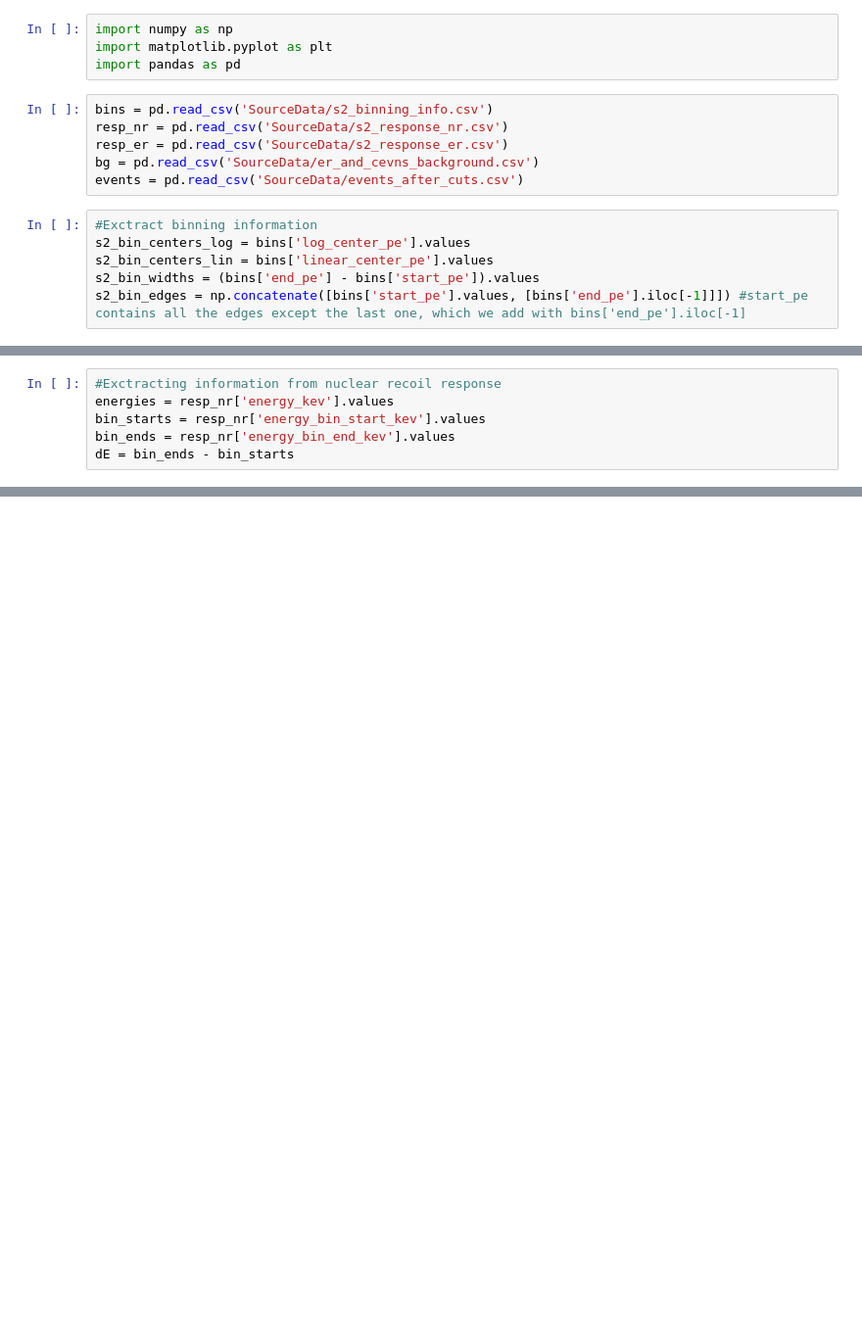
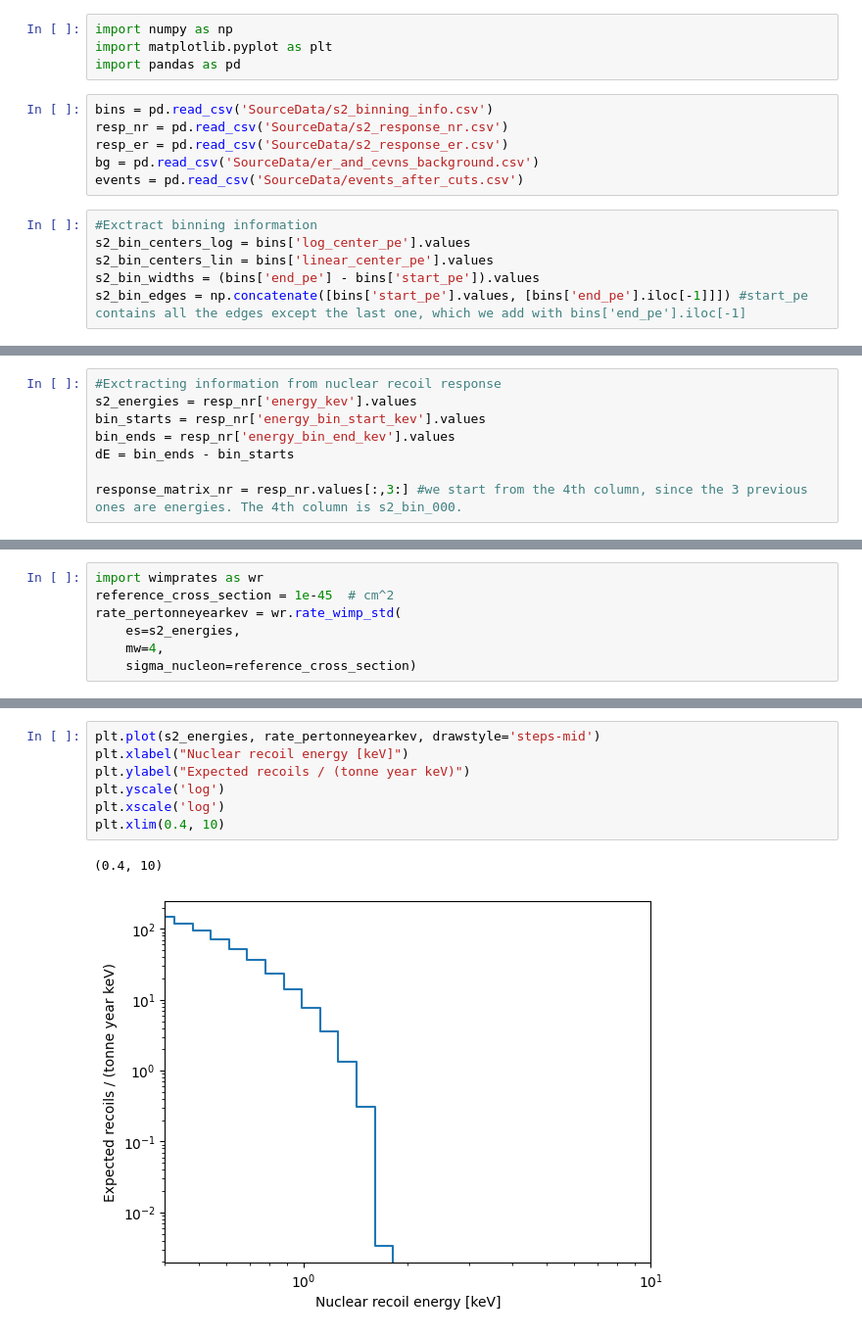
Before and after one commit to QuadroVert/DM1StatsGroupRepo2026, a Jupyter notebook: likelihood.ipynb, the cells around one changed output, grey strips where cells are left out. Shown at 98% size. Saved outputs shown, nothing was run; the diff lists cells and outputs as text; blank space fills up the shorter version.

Commit message:
Working on getting the expected number of signals s_i

```diff
--- a/likelihood.ipynb
+++ b/likelihood.ipynb
@@ -24,6 +17,8 @@ k_obs, _ = np.histogram(events['s2_area_pe'].values, bins=bin_edges) #np.histogr
 # %%
 #Exctracting information from nuclear recoil response
-energies = resp_nr['energy_kev'].values
+s2_energies = resp_nr['energy_kev'].values
 bin_starts = resp_nr['energy_bin_start_kev'].values
 bin_ends = resp_nr['energy_bin_end_kev'].values
 dE = bin_ends - bin_starts
+
+response_matrix_nr = resp_nr.values[:,3:] #we start from the 4th column, since the 3 previous ones are energies. The 4th column is s2_bin_000.
@@ -29,0 +27,7 @@ dE = bin_ends - bin_starts
+# %%
+import wimprates as wr
+reference_cross_section = 1e-45  # cm^2
+rate_pertonneyearkev = wr.rate_wimp_std(
+    es=s2_energies,
+    mw=4,
+    sigma_nucleon=reference_cross_section)
@@ -29,0 +56,10 @@ dE = bin_ends - bin_starts
+# %%
+plt.plot(s2_energies, rate_pertonneyearkev, drawstyle='steps-mid')
+plt.xlabel("Nuclear recoil energy [keV]")
+plt.ylabel("Expected recoils / (tonne year keV)")
+plt.yscale('log')
+plt.xscale('log')
+plt.xlim(0.4, 10)
+# %% [output]
+(0.4, 10)
+[figure, added]
```
Also changed, not shown: parts of 7 cells of this notebook.
